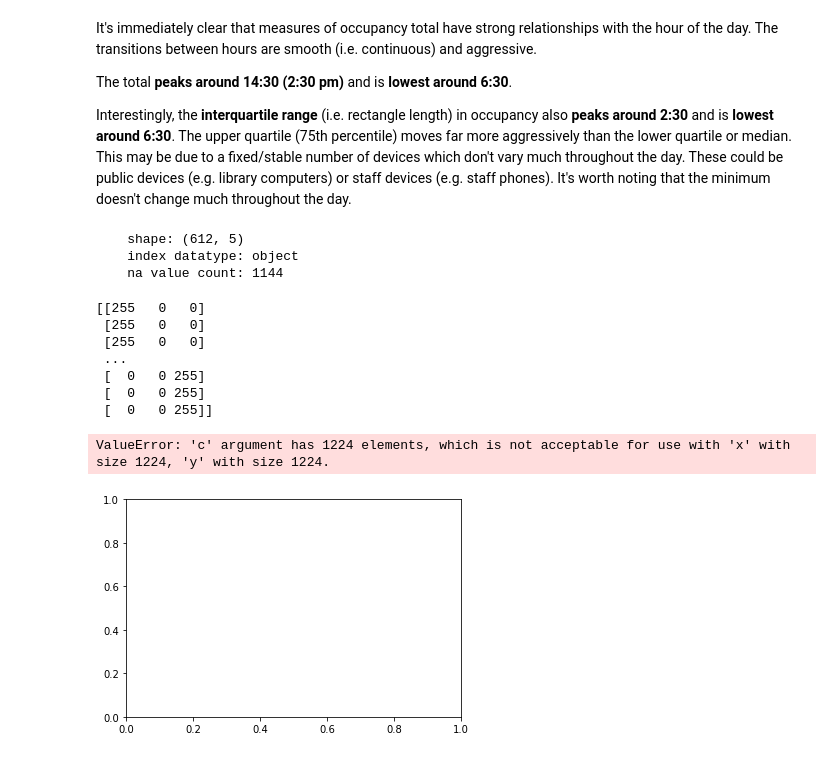
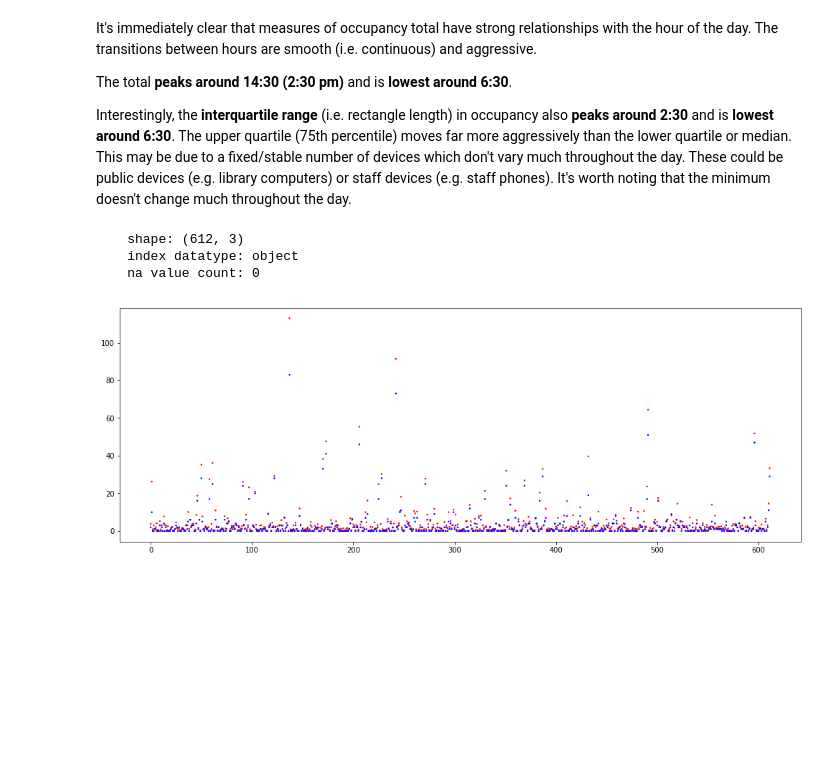
Before and after one commit to lux12337/wifi_occupancy, a Jupyter notebook: analytics-apps/occupancy-through-time.ipynb, the cells around one changed output. Drawn from its saved outputs; the diff is of its cells as text; code cells hidden in the pictures; blank space fills up the shorter version.

Commit message:
Size Control Accomplished

```diff
--- a/analytics-apps/occupancy-through-time.ipynb
+++ b/analytics-apps/occupancy-through-time.ipynb
@@ -117,50 +117,34 @@ stats_per_acpt: pd.DataFrame = pd.DataFrame.from_dict({
     'total':
     dfm.column_totals(occupancy),
     'mean':
-    dfm.column_means(occupancy, skipna=True),
-    'mean, skipna=False':
-    dfm.column_means(occupancy, skipna=False),
+    dfm.column_means(occupancy),
     'median':
-    dfm.column_medians(occupancy, skipna=True),
-    'median, skipna=False':
-    dfm.column_medians(occupancy, skipna=False)
+    dfm.column_medians(occupancy)
 })
 
 print(dataframe_info(
     stats_per_acpt
 ))
 # %% [output]
-    shape: (612, 5)
+    shape: (612, 3)
     index datatype: object
-    na value count: 1144
+    na value count: 0
 # %%
-print(np.concatenate((
-    np.tile(np.reshape(np.array([255, 0, 0], dtype=np.f), (1, 3)), (stats_per_acpt.shape[0], 1)),
-    np.tile(np.reshape(np.array([0, 0, 255], dtype=np.ubyte), (1, 3)), (stats_per_acpt.shape[0], 1))
-), axis=0))
+plt.figure(figsize=(17, 6))
+plt.scatter(
+    list(repeat(
+        range(0, stats_per_acpt.shape[0]), 2
+    )),
+    pd.concat(
+        [stats_per_acpt['mean'], stats_per_acpt['median']],
+        ignore_index=True
+    ),
+    c=np.concatenate((
+        np.tile(np.reshape(np.array([1, 0, 0], dtype=float), (1, 3)), (stats_per_acpt.shape[0], 1)),
+        np.tile(np.reshape(np.array([0, 0, 1], dtype=float), (1, 3)), (stats_per_acpt.shape[0], 1))
+    ), axis=0),
+    s=2
+)
+plt.show()
 # %% [output]
-[[255   0   0]
- [255   0   0]
- [255   0   0]
- ...
- [  0   0 255]
- [  0   0 255]
- [  0   0 255]]
+[figure, added]
-# %%
-plt.scatter(
-    list(repeat(
-        range(0, stats_per_acpt.shape[0]), 2
-    )),
-    pd.concat(
-        [stats_per_acpt['mean'], stats_per_acpt['mean, skipna=False']],
-        ignore_index=True
-    ),
-    c=np.concatenate((
-        np.tile(np.reshape(np.array([255, 0, 0], dtype=np.ubyte), (1, 3)), (stats_per_acpt.shape[0], 1)),
-        np.tile(np.reshape(np.array([0, 0, 255], dtype=np.ubyte), (1, 3)), (stats_per_acpt.shape[0], 1))
-    ), axis=0)
-)
-plt.show()
-# %% [output]
-ValueError: 'c' argument has 1224 elements, which is not acceptable for use with 'x' with size 1224, 'y' with size 1224.
-[figure, removed]
```
Also changed, not shown: 1 other file.
